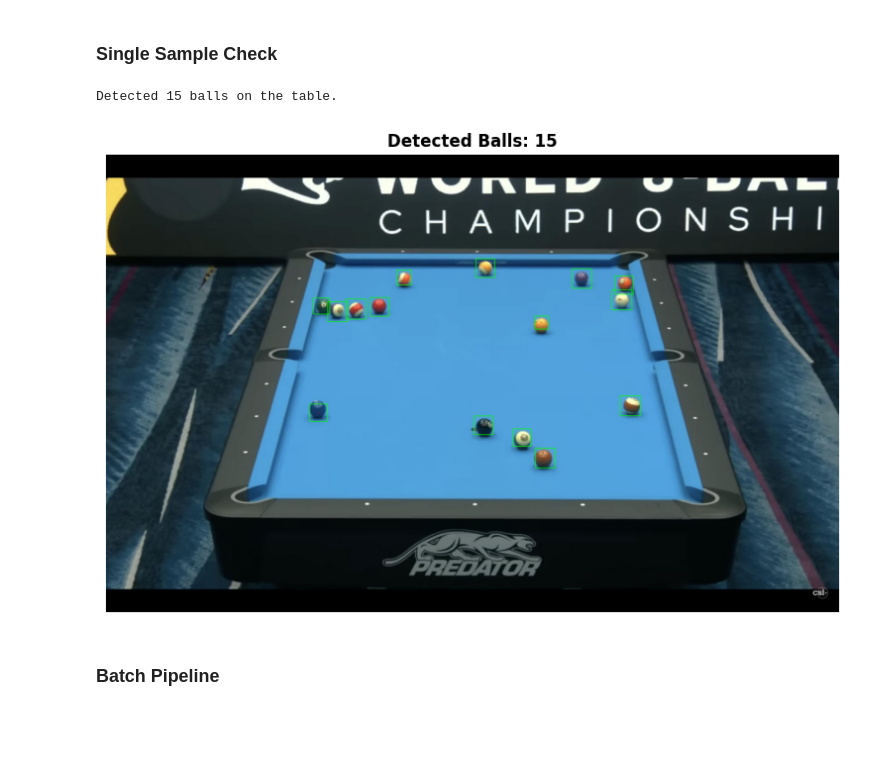
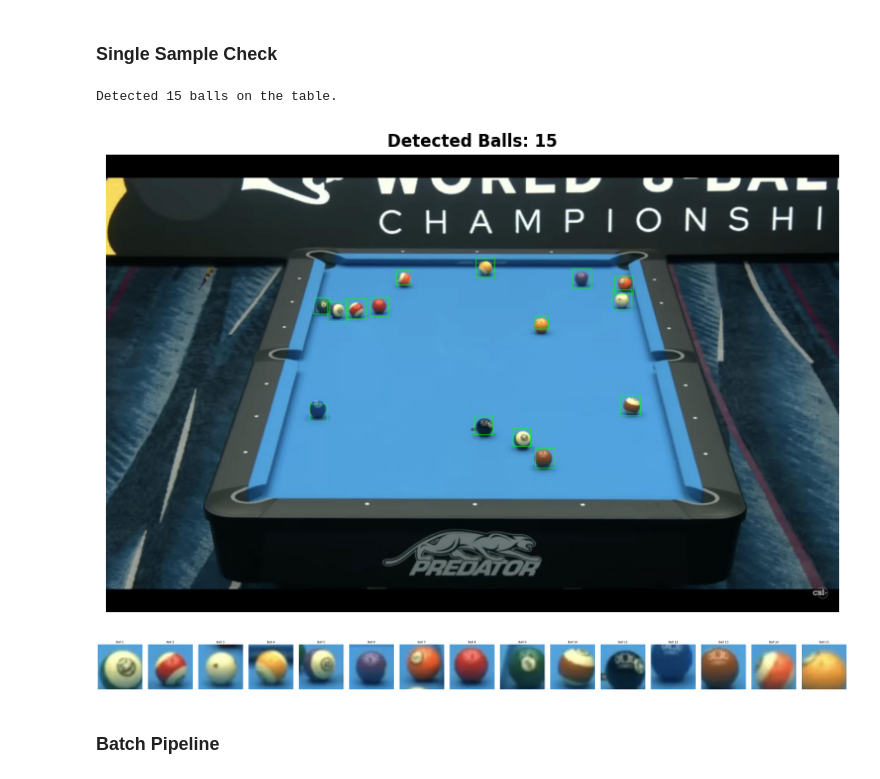
Before and after one commit to RuiCruz16/VC, a Jupyter notebook: Project/task1.ipynb, the cells around one changed output. Drawn from its saved outputs; the diff is of its cells as text; code cells hidden in the pictures; blank space fills up the shorter version.

Commit message:
Added logic for color detection

```diff
--- a/Project/task1.ipynb
+++ b/Project/task1.ipynb
@@ -915,7 +915,6 @@ def preprocess_image(img_gray, roi_mask):
     return masked_enhanced
 
 def detect_and_draw_boxes(masked_enhanced, img_rgb, safe_zone_mask, params=None):
-    """Runs HoughCircles, filters by safe zone, and draws bounding boxes."""
     if params is None:
         params = {
             'dp': 1,
@@ -939,6 +938,7 @@ def detect_and_draw_boxes(masked_enhanced, img_rgb, safe_zone_mask, params=None)
 
     img_result = img_rgb.copy()
     detected_balls = 0
+    ball_crops = []
 
     if circles is not None:
         circles = np.uint16(np.around(circles))
@@ -946,27 +946,26 @@ def detect_and_draw_boxes(masked_enhanced, img_rgb, safe_zone_mask, params=None)
         for i, circle in enumerate(circles[0, :]):
             x, y, r = circle
 
-            # FINAL SPATIAL CHECK
             if safe_zone_mask[y, x] == 255:
                 detected_balls += 1
                 padding = 10
 
-                # Bounding box coordinates
                 x_min = max(0, x - r - 2 - padding)
                 y_min = max(0, y - r - 2 - padding)
                 x_max = min(img_rgb.shape[1], x + r + 2 + padding)
                 y_max = min(img_rgb.shape[0], y + r + 2 + padding)
 
-                # Draw box and center
                 cv2.rectangle(img_result, (x_min, y_min), (x_max, y_max), (0, 255, 0), 2)
                 cv2.circle(img_result, (x, y), 2, (255, 0, 0), -1)
 
-    return img_result, detected_balls
+                crop = img_rgb[y_min:y_max, x_min:x_max]
+                ball_crops.append(crop)
+
+    return img_result, detected_balls, ball_crops
 
 def display_results(safe_zone_mask, img_result, detected_balls, debug=False):
     """Plots the safe zone mask and the final detection image side-by-side."""
     print(f"Detected {detected_balls} balls on the table.")
-
 
     if debug:
         fig, ax = plt.subplots(1, 2, figsize=(16, 8))
@@ -991,7 +990,6 @@ def display_results(safe_zone_mask, img_result, detected_balls, debug=False):
         plt.axis('off')
         plt.show()
 
-
 def process_pool_table_image(img_path, debug=False, display=True):
     """Main pipeline function orchestrating the workflow."""
 
@@ -1011,26 +1009,34 @@ def process_pool_table_image(img_path, debug=False, display=True):
     # 4. Detect Balls
     if debug:
         print("--- Detecting Balls within ROI ---")
-    img_result, detected_balls = detect_and_draw_boxes(masked_enhanced, img_rgb, safe_zone_mask)
+    img_result, detected_balls, ball_crops = detect_and_draw_boxes(masked_enhanced, img_rgb, safe_zone_mask)
 
     # 5. Output Display
     if display:
         display_results(safe_zone_mask, img_result, detected_balls, debug=debug)
 
-    return img_result, detected_balls
+    return img_result, detected_balls, ball_crops
 # %% [markdown]
 ### Single Sample Check
 # %%
 if __name__ == "__main__":
     IMAGE_PATH = './development_set/3f_png.rf.81c7e132365ef95bb19380ca389025f6.jpg'
 
-    try:
-        a, b = process_pool_table_image(IMAGE_PATH, debug=False, display=True)
-    except Exception as e:
-        print(e)
+    img_result, n_balls, crops = process_pool_table_image(IMAGE_PATH, debug=False, display=True)
+
+    fig, axes = plt.subplots(1, len(crops), figsize=(3 * len(crops), 3))
+    if len(crops) == 1:
+        axes = [axes]
+    for i, crop in enumerate(crops):
+        axes[i].imshow(crop)
+        axes[i].set_title(f"Ball {i+1}")
+        axes[i].axis('off')
+    plt.tight_layout()
+    plt.show()
 # %% [output]
 Detected 15 balls on the table.
 [figure]
+[figure, added]
 # %% [markdown]
 ### Batch Pipeline
 # %%
```
Also changed, not shown: parts of 5 cells of this notebook, 16 other files.
